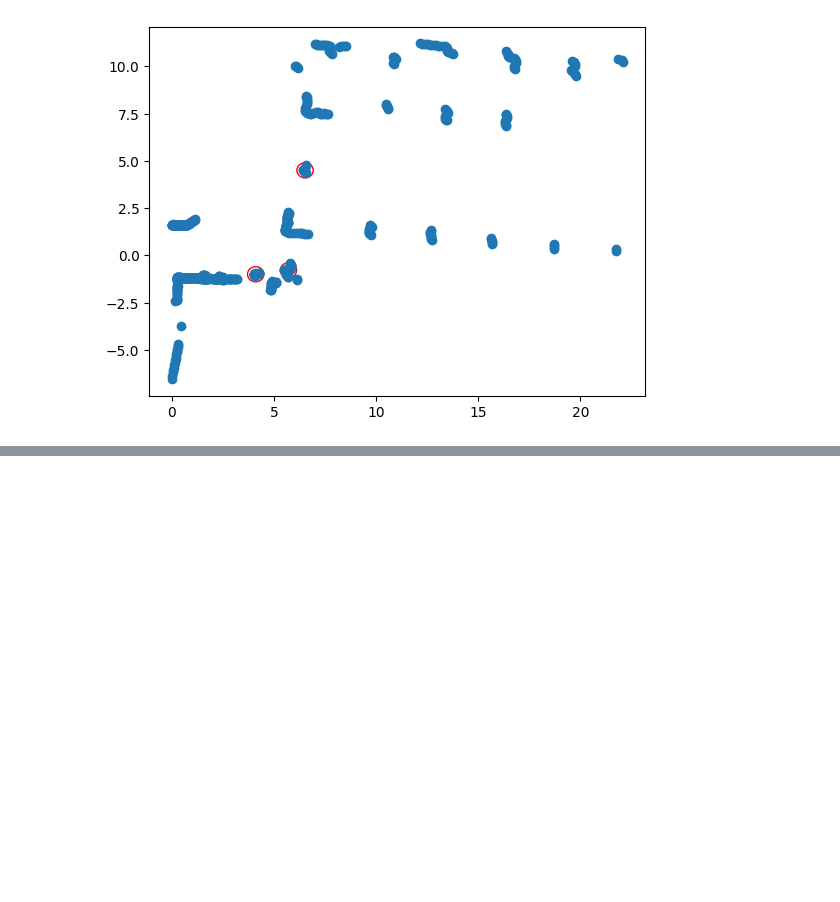
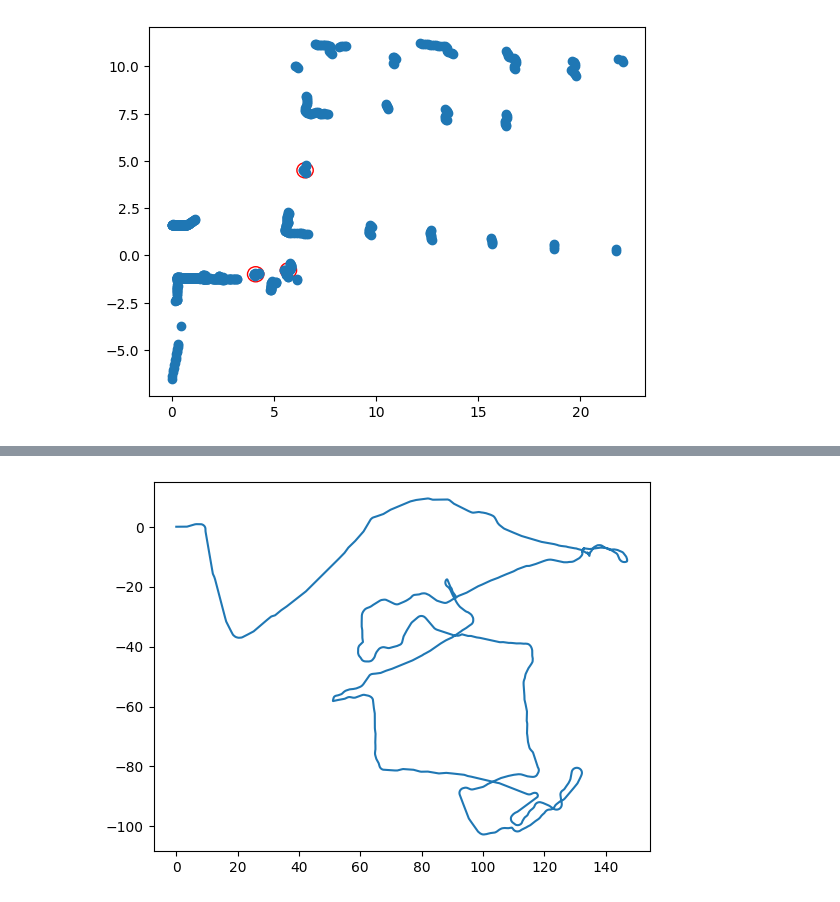
Before and after one commit to TAU-CGL/sdsl, a Jupyter notebook: data/data2d/notebooks/frog.ipynb, the cells around one changed output, grey strips where cells are left out. Saved outputs shown, nothing was run; the diff lists cells and outputs as text; code cells hidden in the pictures; blank space fills up the shorter version.

```diff
--- a/data/data2d/notebooks/frog.ipynb
+++ b/data/data2d/notebooks/frog.ipynb
@@ -68,3 +68,5 @@ plt.show()
  [ 5.709624   -0.78813535  0.4         5.763763   -0.13716947  0.06928802]
  [ 4.1069365  -0.9943618   0.4         4.2255983  -0.23754634  0.09437992]]
 [figure]
+# %%
+odom1 = np.load(FROG_ODOM1)
@@ -70,0 +95,7 @@ plt.show()
+# %%
+# Plot the trajectory
+fig, ax = plt.subplots()
+ax.plot(odom1["data"][:, 0], odom1["data"][:, 1])
+plt.show()
+# %% [output]
+[figure, added]
```
Also changed, not shown: parts of 4 cells of this notebook, 1 other file.
